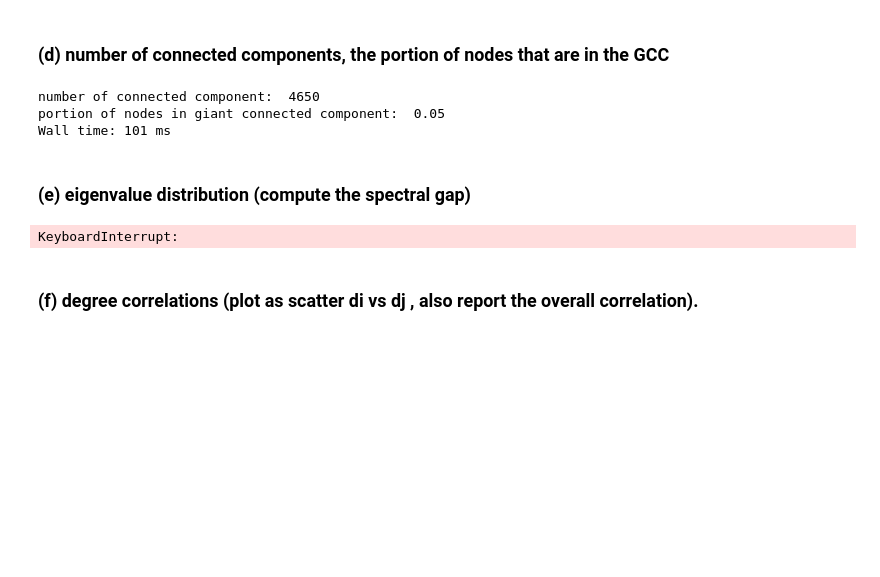
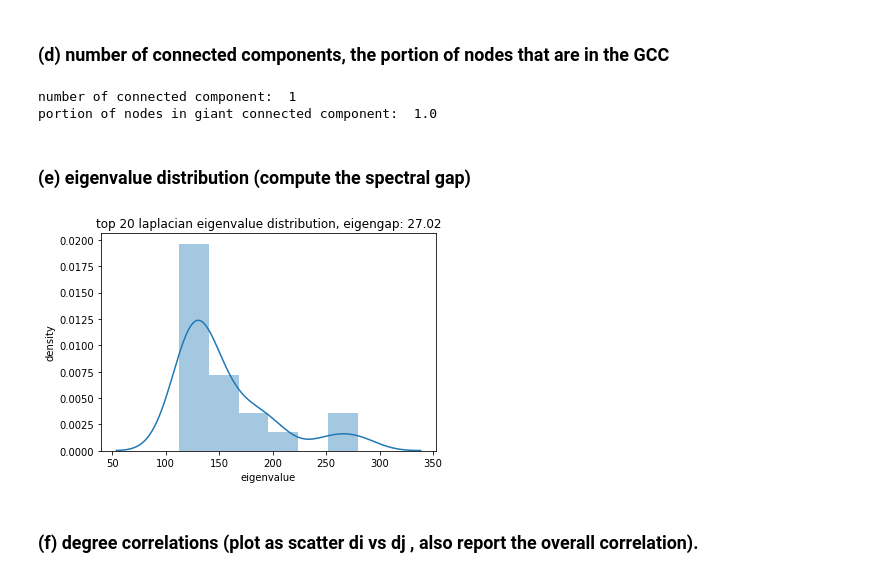
Before and after one commit to JunhaoWang/netsci, a Jupyter notebook: hw1.ipynb, the cells around one changed output. Saved outputs shown, nothing was run; the diff lists cells and outputs as text; code cells hidden in the pictures; blank space fills up the shorter version.

```diff
--- a/hw1.ipynb
+++ b/hw1.ipynb
@@ -160,7 +190,7 @@ Wall time: 25 s
 
 all_comp = {}
 base_comp = 0
-for i in tqdm(range(num_node)):
+for i in tqdm(range(num_node_sub)):
     if i not in all_comp:
         all_comp[i] = base_comp
         neighs = aja_list[i]
@@ -186,40 +216,37 @@ component_counter = Counter(components)
 print('number of connected component: ', len(component_counter))
 print('portion of nodes in giant connected component: ', round(max(component_counter.values()) / num_node, 2))
 # %% [output]
-number of connected component:  4650
-portion of nodes in giant connected component:  0.05
-Wall time: 101 ms
+number of connected component:  1
+portion of nodes in giant connected component:  1.0
 # %% [markdown]
 ### (e) eigenvalue distribution (compute the spectral gap)
 # %%
 # %%time
 
 import scipy
 
 from scipy.sparse import linalg, diags
 
 degree_diagonal = diags(degrees, 0)
 
 laplacian = degree_diagonal  - S
 
-eigen_vals = linalg.eigsh(laplacian, k = num_node-1, return_eigenvectors=False)
+eigen_vals = linalg.eigsh(laplacian, k = 20, return_eigenvectors=False)
 
 eigen_vals = sorted(eigen_vals, reverse=True)
 
-pos_eigen = [i for i in eigen_vals if i > 0]
-eigen_gap = pos_eigen[-1]
+eigen_gap = eigen_vals[0] - eigen_vals[1]
 
 import seaborn as sns
 import matplotlib.pyplot as plt
 
 sns.distplot(eigen_vals)
-plt.title('laplacian eigenvalue distribution')
-plt.text(40, .025, 'eigengap: {}'.format(round(eigen_gap,2)))
+plt.title('top 20 laplacian eigenvalue distribution, eigengap: {}'.format(str(round(eigen_gap,2))))
 plt.xlabel('eigenvalue')
 plt.ylabel('density')
 plt.show()
 # %% [output]
-KeyboardInterrupt:
+[figure, added]
 # %% [markdown]
 ### (f) degree correlations (plot as scatter di vs dj , also report the overall correlation).
 # %%
```
Also changed, not shown: parts of 19 cells of this notebook.
